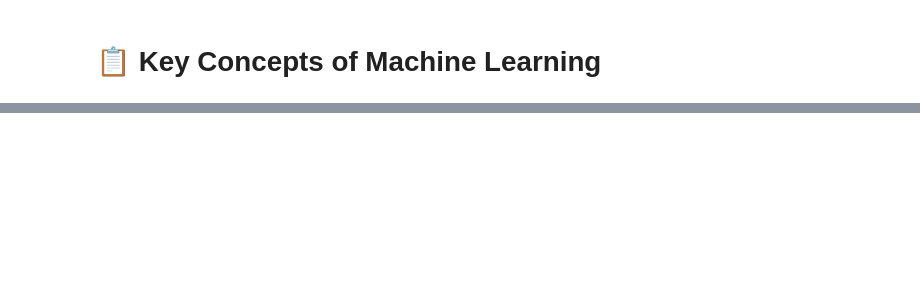
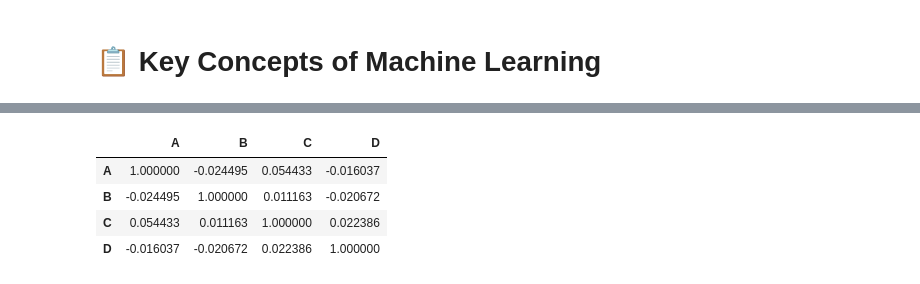
Before and after one commit to SparrowHere/California_Housing_Prices_Analysis, a Jupyter notebook: Key Concepts of Machine Learning.ipynb, the cells around one changed output, grey strips where cells are left out. Cells and saved outputs as stored; diff of their text form; code cells hidden in the pictures; blank space fills up the shorter version.

```diff
--- a/Key Concepts of Machine Learning.ipynb
+++ b/Key Concepts of Machine Learning.ipynb
@@ -195,0 +224,13 @@ for i in range(len(X_var)):
+# %%
+corr_random = df_random.corr(
+    method = "spearman",
+    min_periods = 1
+)
+# %%
+corr_random.style.background_gradient(cmap = 'coolwarm')
+# %% [output]
+|  | A | B | C | D |
+| A | 1.000000 | -0.024495 | 0.054433 | -0.016037 |
+| B | -0.024495 | 1.000000 | 0.011163 | -0.020672 |
+| C | 0.054433 | 0.011163 | 1.000000 | 0.022386 |
+| D | -0.016037 | -0.020672 | 0.022386 | 1.000000 |
```
Also changed, not shown: parts of 11 cells of this notebook.
